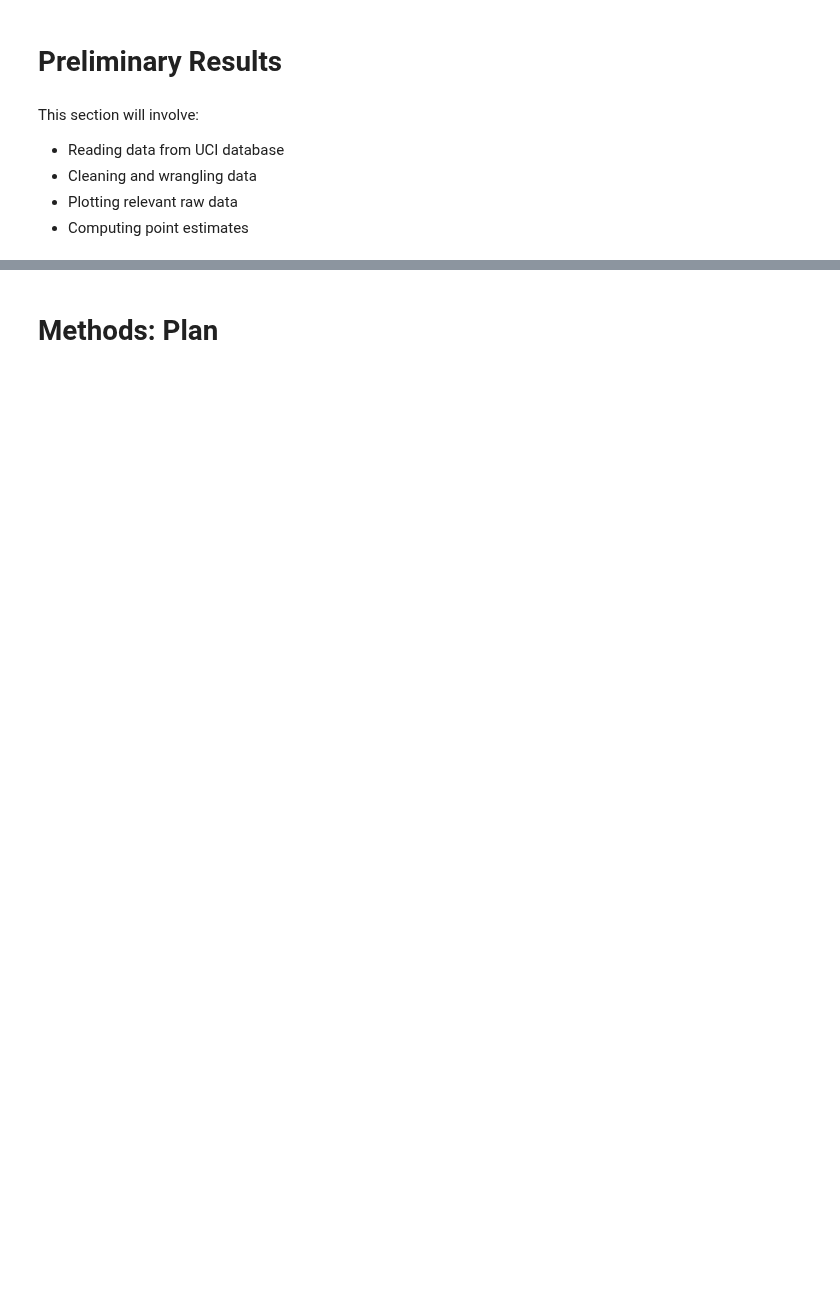
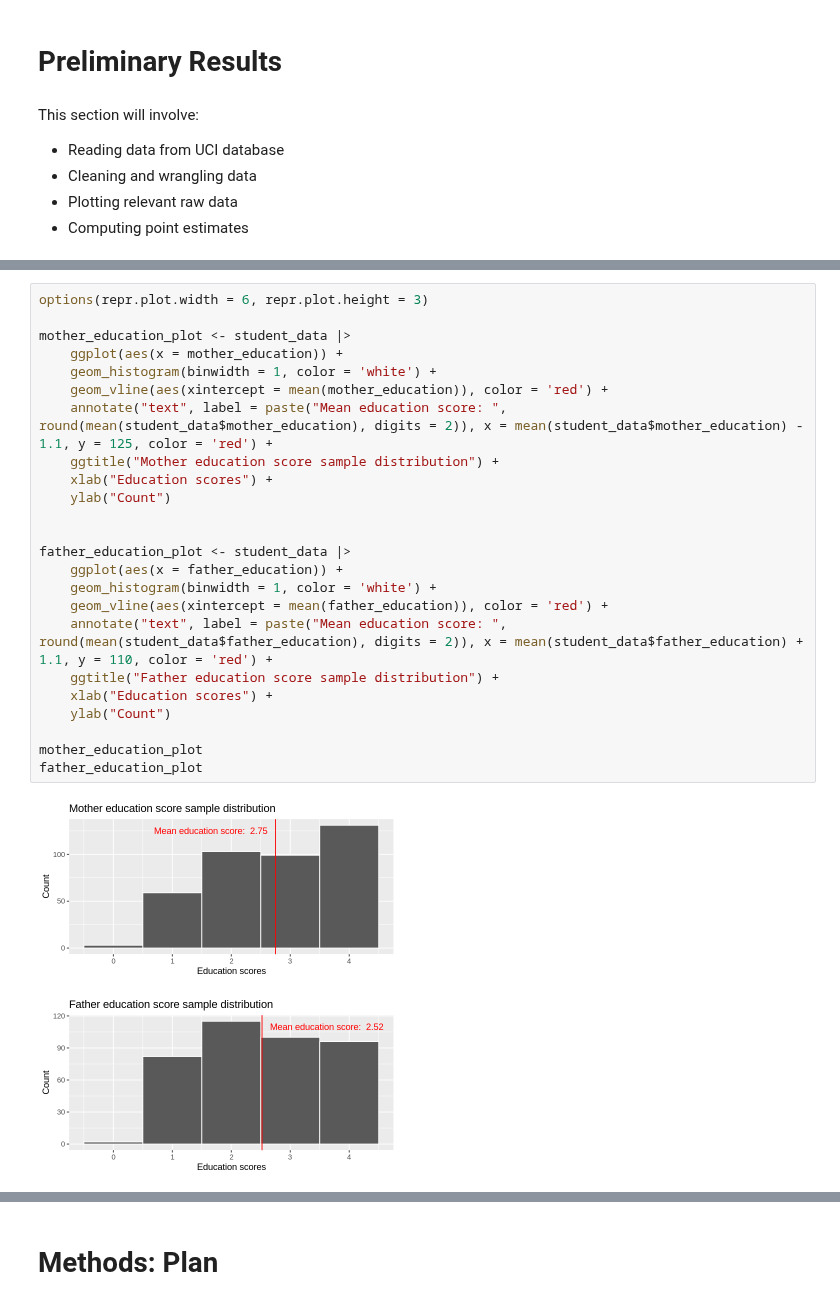
Before and after one commit to j-ackyao/STAT-Inference, a Jupyter notebook: STAT201_Project_Proposal.ipynb, the cells around one changed output, grey strips where cells are left out. Cells and saved outputs as stored; diff of their text form; blank space fills up the shorter version.

```diff
--- a/STAT201_Project_Proposal.ipynb
+++ b/STAT201_Project_Proposal.ipynb
@@ -89 +102,28 @@ A tibble: 6 × 5
+# %%
+options(repr.plot.width = 6, repr.plot.height = 3)
+
+mother_education_plot <- student_data |>
+    ggplot(aes(x = mother_education)) +
+    geom_histogram(binwidth = 1, color = 'white') +
+    geom_vline(aes(xintercept = mean(mother_education)), color = 'red') +
+    annotate("text", label = paste("Mean education score: ", round(mean(student_data$mother_education), digits = 2)), x = mean(student_data$mother_education) - 1.1, y = 125, color = 'red') +
+    ggtitle("Mother education score sample distribution") +
+    xlab("Education scores") +
+    ylab("Count")
+
+
+father_education_plot <- student_data |>
+    ggplot(aes(x = father_education)) +
+    geom_histogram(binwidth = 1, color = 'white') +
+    geom_vline(aes(xintercept = mean(father_education)), color = 'red') +
+    annotate("text", label = paste("Mean education score: ", round(mean(student_data$father_education), digits = 2)), x = mean(student_data$father_education) + 1.1, y = 110, color = 'red') +
+    ggtitle("Father education score sample distribution") +
+    xlab("Education scores") +
+    ylab("Count")
+
+mother_education_plot
+father_education_plot
+# %% [output]
+[figure, added]
+[figure, added]
 # %% [markdown]
```
Also changed, not shown: parts of 14 cells of this notebook.
